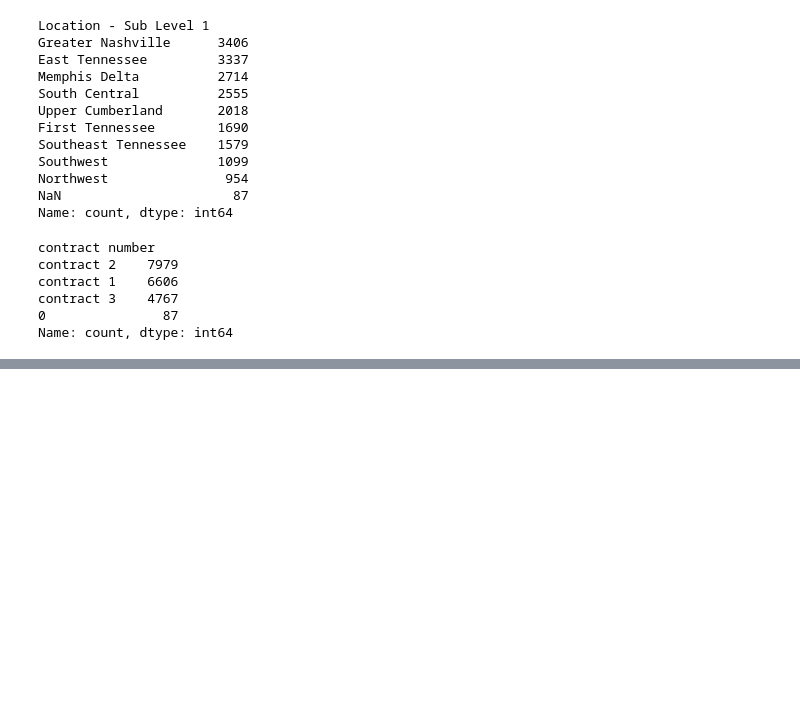
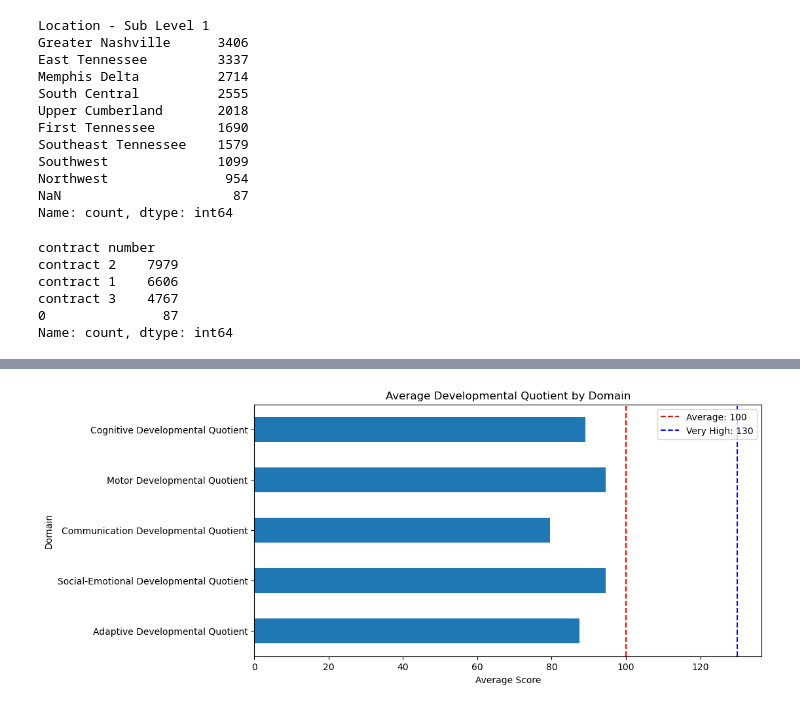
Before and after one commit to brunner39/TEIS_Partner_Project, a Jupyter notebook: patrick_TEIS_partner_project.ipynb, the cells around one changed output, grey strips where cells are left out. Drawn from its saved outputs; the diff is of its cells as text; code cells hidden in the pictures; blank space fills up the shorter version.

```diff
--- a/patrick_TEIS_partner_project.ipynb
+++ b/patrick_TEIS_partner_project.ipynb
@@ -111,0 +154,15 @@ teis_df
+# %%
+domain_dq_scores.mean().plot(
+    kind='barh',
+    figsize=(10, 5),
+    title='Average Developmental Quotient by Domain',
+    xlabel='Average Score',
+    ylabel='Domain'
+)
+
+plt.axvline(x=100, color='red', linestyle='--', label='Average: 100')
+plt.axvline(x=130, color='blue', linestyle='--', label='Very High: 130')
+plt.legend()
+plt.show()
+# %% [output]
+[figure, added]
```
Also changed, not shown: parts of 25 cells of this notebook.
